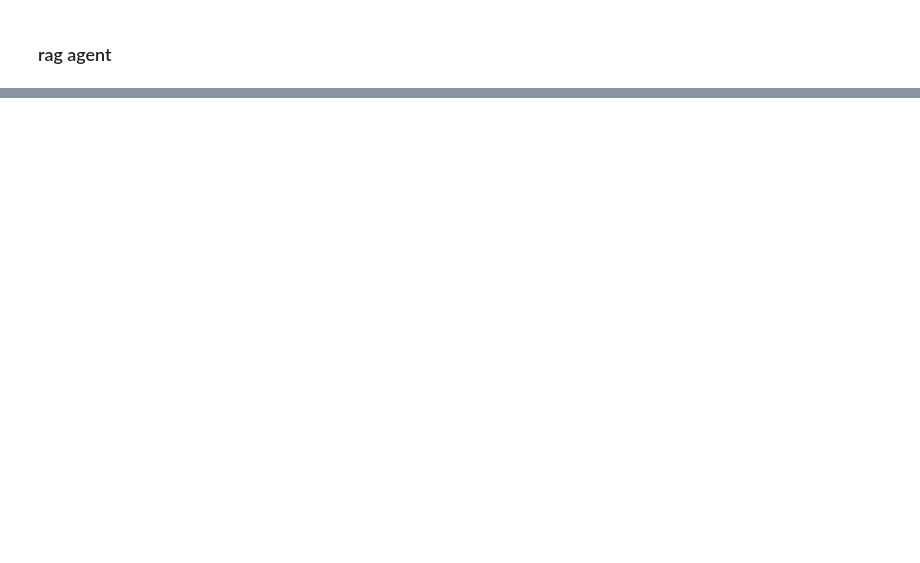
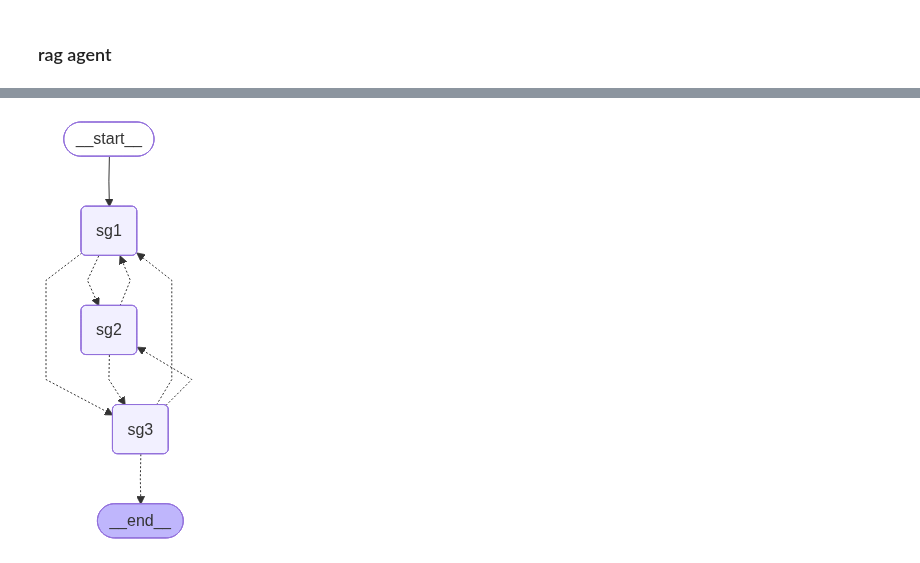
Before and after one commit to TheGEN1U5/DLventures, a Jupyter notebook: nlp/agentic/agentic_rag_ps/swarm_tut.ipynb, the cells around one changed output, grey strips where cells are left out. Drawn from its saved outputs; the diff is of its cells as text; code cells hidden in the pictures; blank space fills up the shorter version.

Commit message:
explored subgraphs and manual swarms in langgraph todo: implement it for our usecase

```diff
--- a/nlp/agentic/agentic_rag_ps/swarm_tut.ipynb
+++ b/nlp/agentic/agentic_rag_ps/swarm_tut.ipynb
@@ -701,0 +788,31 @@ def decide_next_agent_rag(RagAgentState) -> Literal
+# %%
+def router_sg1(state) -> Literal["sg2", "sg3"]:
+    return state["next_sg"]
+
+def router_sg2(state) -> Literal["sg1", "sg3"]:
+    return state["next_sg"]
+
+def router_sg3(state) -> Literal["sg2", "sg1", END]:
+    return state["next_sg"]
+# %%
+class ParentState(TypedDict):
+    shared_data: str
+    next_sg: str
+
+builder = StateGraph(ParentState)
+builder.add_node("sg1", sg1)
+builder.add_node("sg2", sg2)
+builder.add_node("sg3", sg3)
+
+builder.add_edge(START, "sg1")
+builder.add_conditional_edges("sg1", router_sg1)
+builder.add_conditional_edges("sg2", router_sg2)
+builder.add_conditional_edges("sg3", router_sg3)
+
+from langgraph.checkpoint.memory import InMemorySaver
+memory = InMemorySaver()
+
+parent = builder.compile(checkpointer=memory)
+display(Image(parent.get_graph().draw_mermaid_png()))
+# %% [output]
+[figure, added]
```
Also changed, not shown: parts of 16 cells of this notebook.
